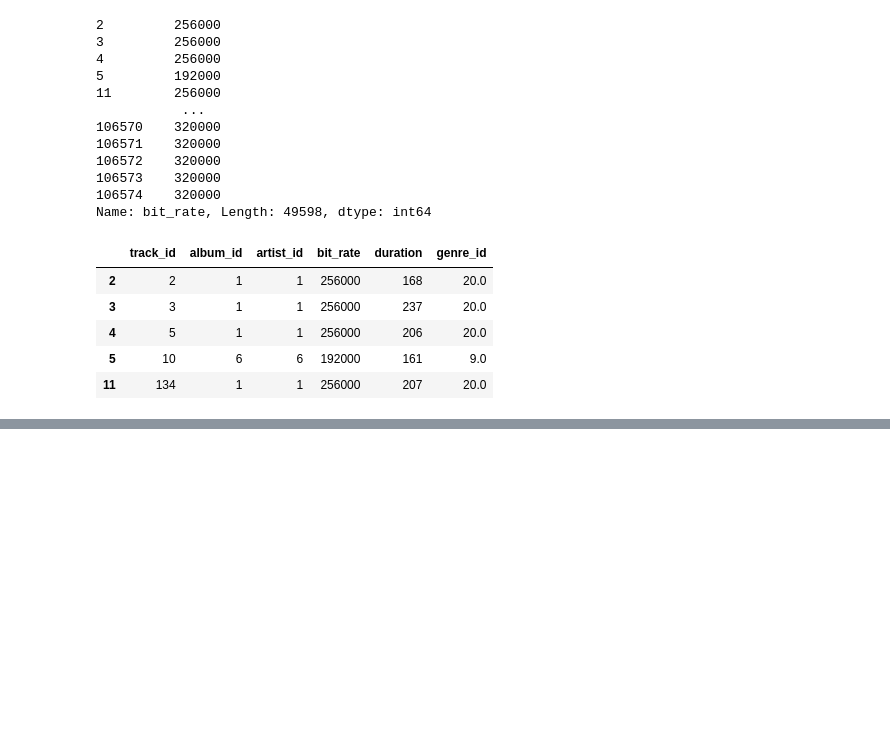
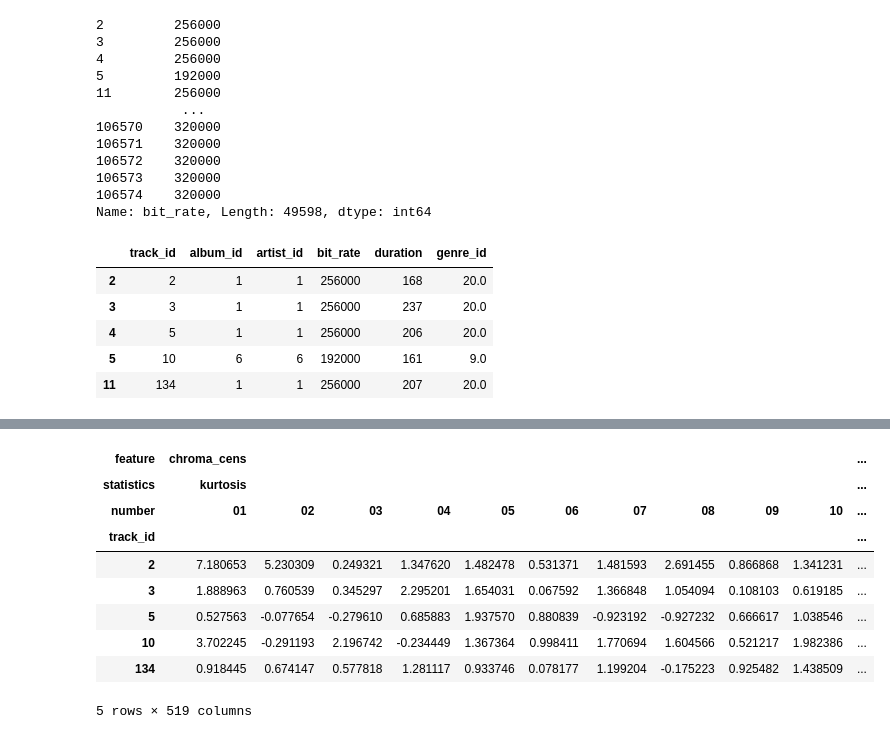
Before and after one commit to netanellevine/Songs_Genres_Classification, a Jupyter notebook: data_work.ipynb, the cells around one changed output, grey strips where cells are left out. Cells and saved outputs as stored; diff of their text form; code cells hidden in the pictures; blank space fills up the shorter version.

```diff
--- a/data_work.ipynb
+++ b/data_work.ipynb
@@ -267,0 +290,15 @@ tracks.to_csv(file_name, sep='\t', encoding='utf-8')
+# %%
+updated_songs.rename(columns={'Unnamed: 519_level_1':'genre_id','Unnamed: 519_level_2':'genre_id'},inplace=True)
+# %%
+updated_songs.head()
+# %% [output]
+| feature | chroma_cens |  |  |  |  |  |  |  |  |  | ... |
+| statistics | kurtosis |  |  |  |  |  |  |  |  |  | ... |
+| number | 01 | 02 | 03 | 04 | 05 | 06 | 07 | 08 | 09 | 10 | ... |
+| track_id |  |  |  |  |  |  |  |  |  |  | ... |
+| 2 | 7.180653 | 5.230309 | 0.249321 | 1.347620 | 1.482478 | 0.531371 | 1.481593 | 2.691455 | 0.866868 | 1.341231 | ... |
+| 3 | 1.888963 | 0.760539 | 0.345297 | 2.295201 | 1.654031 | 0.067592 | 1.366848 | 1.054094 | 0.108103 | 0.619185 | ... |
+| 5 | 0.527563 | -0.077654 | -0.279610 | 0.685883 | 1.937570 | 0.880839 | -0.923192 | -0.927232 | 0.666617 | 1.038546 | ... |
+| 10 | 3.702245 | -0.291193 | 2.196742 | -0.234449 | 1.367364 | 0.998411 | 1.770694 | 1.604566 | 0.521217 | 1.982386 | ... |
+| 134 | 0.918445 | 0.674147 | 0.577818 | 1.281117 | 0.933746 | 0.078177 | 1.199204 | -0.175223 | 0.925482 | 1.438509 | ... |
+5 rows × 519 columns
```
Also changed, not shown: parts of 11 cells of this notebook, 1 other file.
